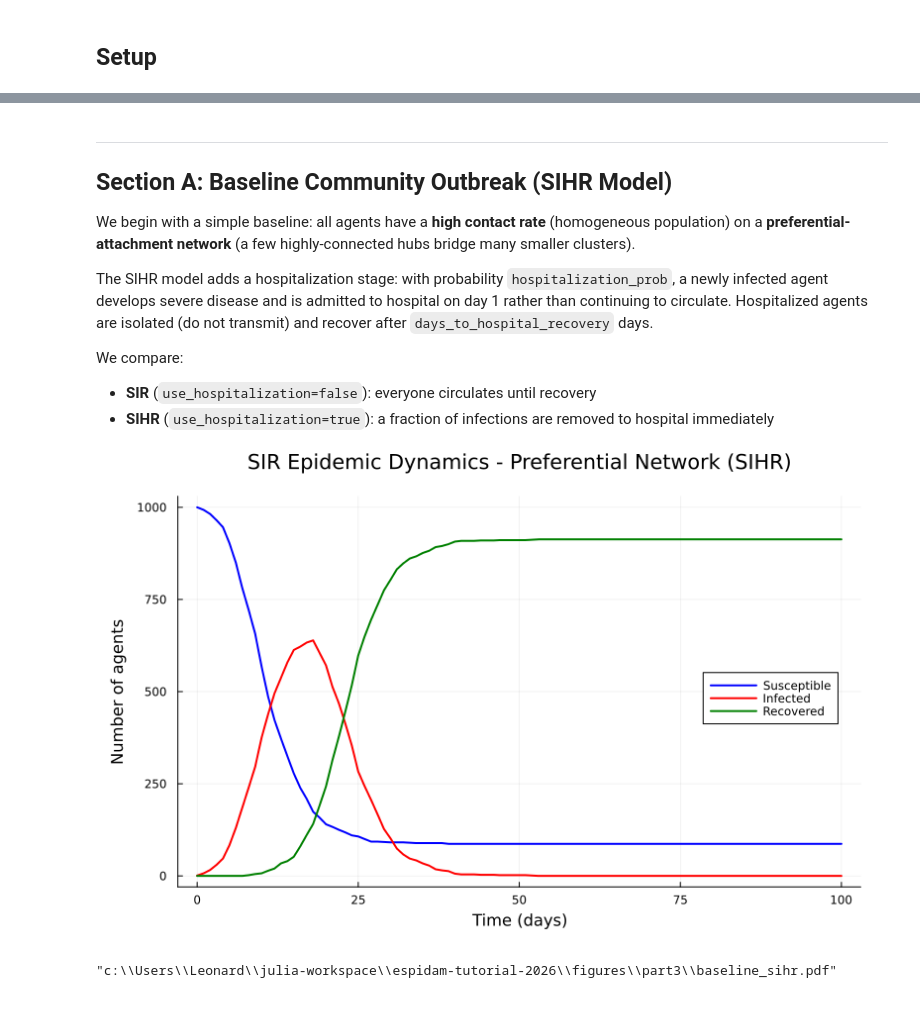
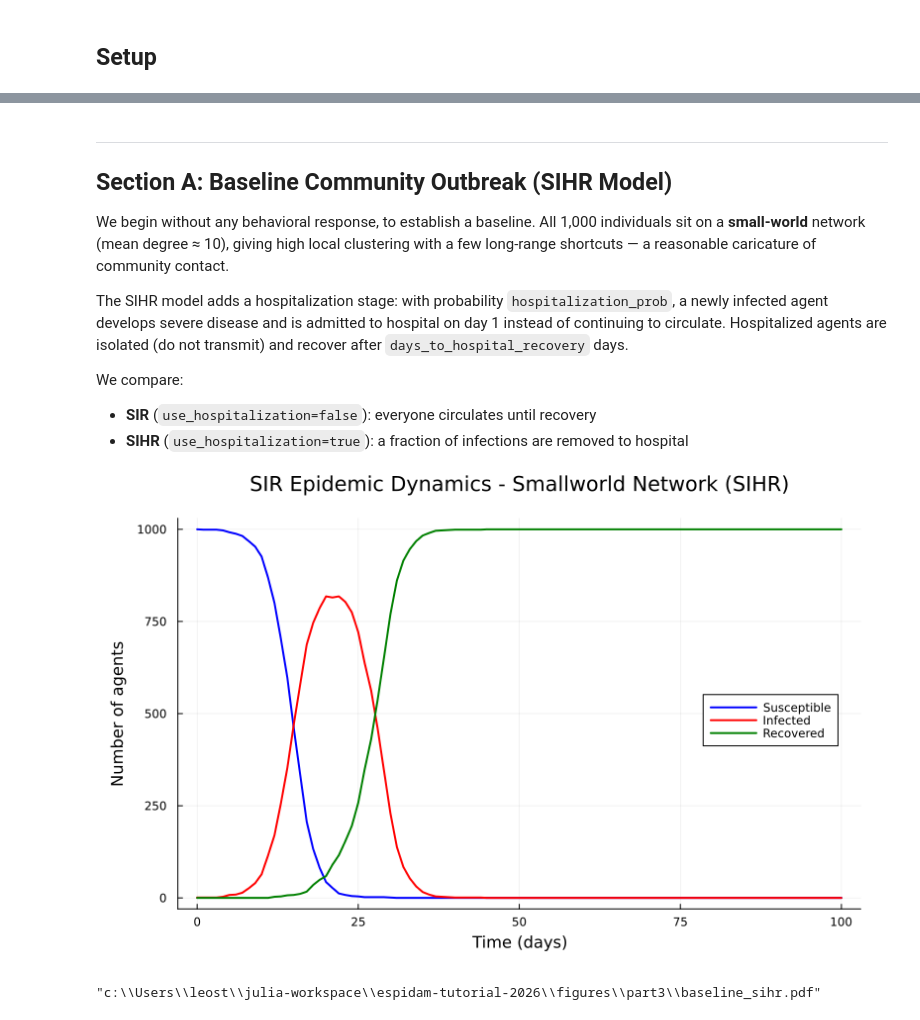
Before and after one commit to lstell21/espidam-tutorial-2026, a Jupyter notebook: Part3.ipynb, the cells around one changed output, grey strips where cells are left out. Saved outputs shown, nothing was run; the diff lists cells and outputs as text; code cells hidden in the pictures.

```diff
--- a/Part3.ipynb
+++ b/Part3.ipynb
@@ -70,34 +70,34 @@ model_step! (generic function with 1 method)
 ---
 ## Section A: Baseline Community Outbreak (SIHR Model)
 
-We begin with a simple baseline: all agents have a **high contact rate** (homogeneous population) on a **preferential-attachment network** (a few highly-connected hubs bridge many smaller clusters).
+We begin without any behavioral response, to establish a baseline. All 1,000 individuals sit on a **small-world** network (mean degree ≈ 10), giving high local clustering with a few long-range shortcuts — a reasonable caricature of community contact.
 
-The SIHR model adds a hospitalization stage: with probability `hospitalization_prob`, a newly infected agent develops severe disease and is admitted to hospital on day 1 rather than continuing to circulate. Hospitalized agents are isolated (do not transmit) and recover after `days_to_hospital_recovery` days.
+The SIHR model adds a hospitalization stage: with probability `hospitalization_prob`, a newly infected agent develops severe disease and is admitted to hospital on day 1 instead of continuing to circulate. Hospitalized agents are isolated (do not transmit) and recover after `days_to_hospital_recovery` days.
 
 We compare:
 - **SIR** (`use_hospitalization=false`): everyone circulates until recovery
-- **SIHR** (`use_hospitalization=true`): a fraction of infections are removed to hospital immediately
+- **SIHR** (`use_hospitalization=true`): a fraction of infections are removed to hospital
 # %%
 include("src/plotting.jl")
 
 model_sihr = initialize(;
-    network_type=:preferential,
-    mean_degree=4,
-    patient_zero=:maxdegree,
+    network_type=:smallworld,
+    mean_degree=10,
+    patient_zero=:random,
     use_hospitalization=true,
     hospitalization_prob=0.15,
     days_to_hospital_recovery=7,
 )
 
 adata = [:status]
 mdata = [:susceptible_count, :infected_count, :hospitalized_count, :recovered_count]
 _, mdf_sihr = run!(model_sihr, 100; adata, mdata)
 
-p_sihr = plot_epidemic_trajectories(mdf_sihr, :preferential; title_suffix=" (SIHR)")
+p_sihr = plot_epidemic_trajectories(mdf_sihr, :smallworld; title_suffix=" (SIHR)")
 display(p_sihr)
 savefig(p_sihr, joinpath(FIGURES_DIR, "baseline_sihr.pdf"))
 # %% [output]
-[figure, old version]
+[figure, new version]
-"c:\\Users\\Leonard\\julia-workspace\\espidam-tutorial-2026\\figures\\part3\\baseline_sihr.pdf"
+"c:\\Users\\leost\\julia-workspace\\espidam-tutorial-2026\\figures\\part3\\baseline_sihr.pdf"
 # %%
 model_sir = initialize(;
```
Also changed, not shown: parts of 17 cells of this notebook, 6 other files.
